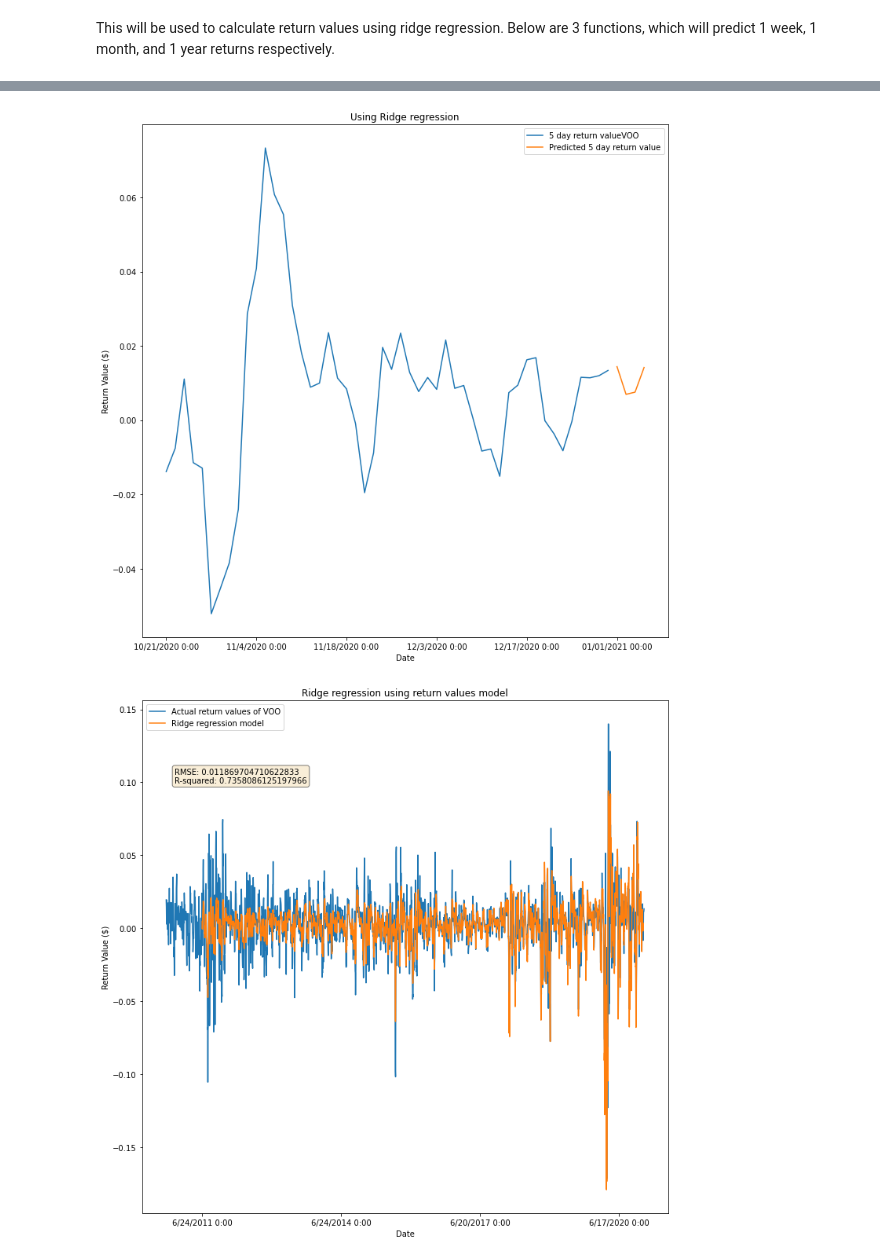
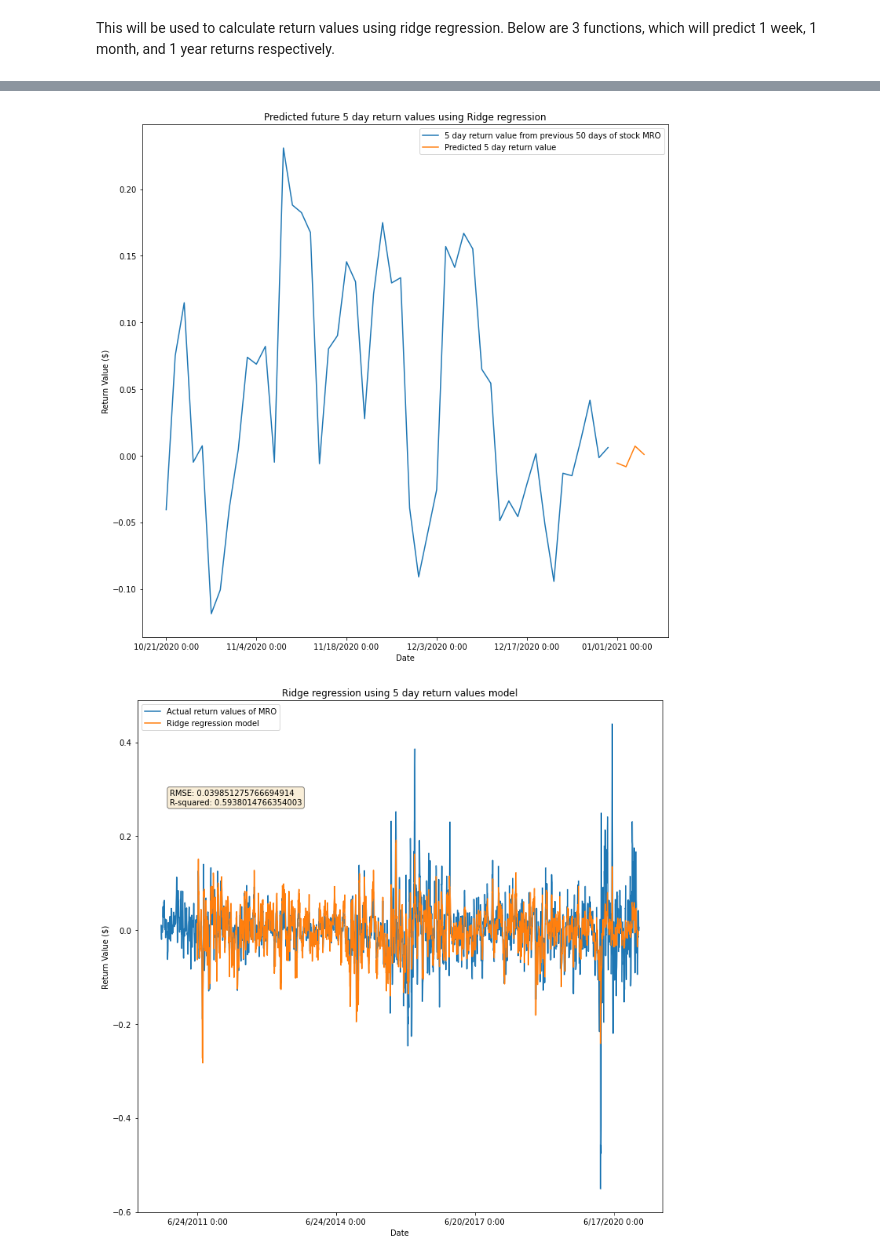
Before and after one commit to jimsherman14/ML-4641-Group-13, a Jupyter notebook: returns_using_ridge.ipynb, the cells around one changed output, grey strips where cells are left out. Saved outputs shown, nothing was run; the diff lists cells and outputs as text; code cells hidden in the pictures.

```diff
--- a/returns_using_ridge.ipynb
+++ b/returns_using_ridge.ipynb
@@ -19,7 +19,7 @@ def ridge_regression_5day_ret(stock):
     _5day_ret = df[stock+ '_5day_mvg_return']
     X = np.stack((stock_prices[199:],_10day_ma[199:], _50day_ma[199:], _200day_ma[199:]), axis=1)
     y = np.array(_5day_ret[199:])
-    X_train, X_test, y_train, y_test = train_test_split(X[:X.shape[0]-4], y[:y.shape[0] - 4], test_size=0.15)
+    X_train, X_test, y_train, y_test = train_test_split(X[:X.shape[0]-4], y[:y.shape[0] - 4], test_size=0.2)
     X_pred = X[X.shape[0] - 4:]
     print(X_train.shape)
     print(y_train.shape)
@@ -49,8 +49,8 @@ def ridge_regression_5day_ret(stock):
     fig, axes = plt.subplots(1,1)
     axes.plot(dates[-50:], y[-50:])
     axes.plot(predicted_dates, y_pred)
-    axes.set_title("Using Ridge regression")
-    axes.legend(["5 day return value" + stock, "Predicted 5 day return value"])
+    axes.set_title("Predicted future 5 day return values using Ridge regression")
+    axes.legend(["5 day return value from previous 50 days of stock " + stock, "Predicted 5 day return value"])
     axes.xaxis.set_label_text("Date")
     axes.yaxis.set_label_text("Return Value ($)")
     axes.set_xticks([0, 10, 20, 30, 40, 50]) #adjusts the number of ticks (dates displayed on x axis)
@@ -62,17 +62,17 @@ def ridge_regression_5day_ret(stock):
     axes2.plot(dates[199:dates.shape[0] - 4] , ridge_model)
 
     axes2.legend(["Actual return values of " + stock, "Ridge regression model"])
-    axes2.set_title("Ridge regression using return values model")
+    axes2.set_title("Ridge regression using 5 day return values model")
     axes2.xaxis.set_label_text("Date")
     axes2.yaxis.set_label_text("Return Value ($)")
     axes2.set_xticks([200, 953, 1706, 2459])
     textstr = '\n'.join(("RMSE: {}".format(rmse), "R-squared: {}".format(ridge_regression_score)))
     props = dict(boxstyle='round', facecolor='wheat', alpha=0.5)
-    axes2.text(50, 0.11, textstr, bbox = props, verticalalignment = 'top') #may have to change the first two numbers in this line to fit the box in the graph
+    axes2.text(50, 0.3, textstr, bbox = props, verticalalignment = 'top') #may have to change the first two numbers in this line to fit the box in the graph
     fig2.set_figheight(12)
     fig2.set_figwidth(12)
 
 
 
-ridge_regression_5day_ret('VOO')
+ridge_regression_5day_ret('MRO')
 # %% [output]
@@ -90,6 +90,6 @@ rmse value
 (4,)
-[figure, old version]
+[figure, new version]
-[figure, old version]
+[figure, new version]
 # %%
 def ridge_regression_20day_ret(stock):
     df = pd.read_csv('moving_average_plus_returns.csv')
```
Also changed, not shown: parts of 3 cells of this notebook, 3 other files.
